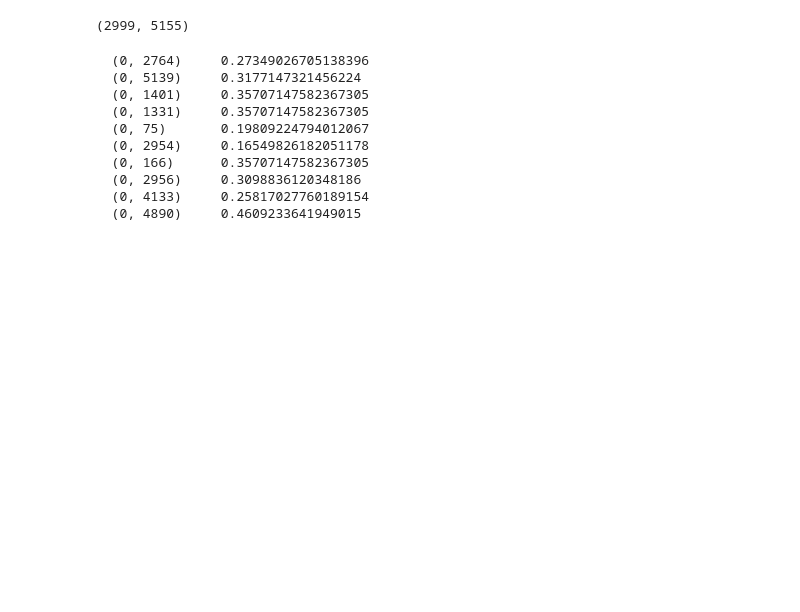
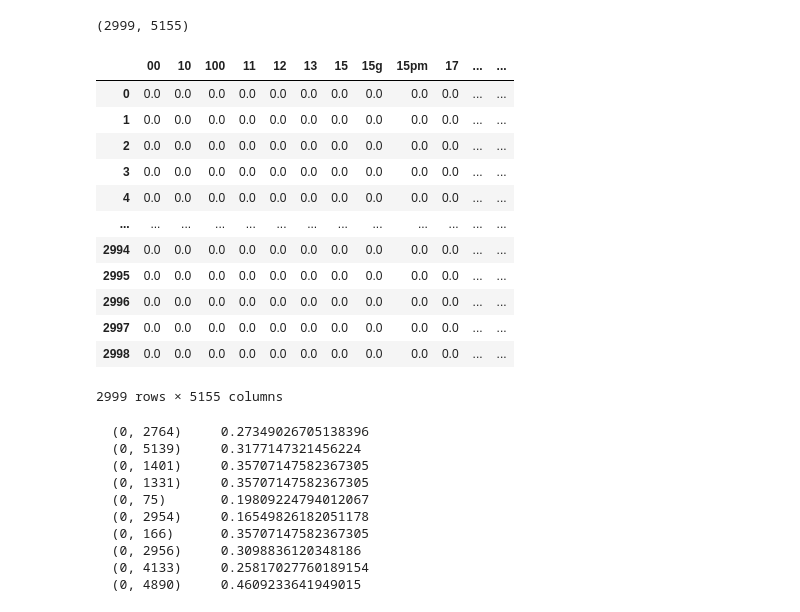
Before and after one commit to aliciakurniawan/DM2022-Lab1-Master, a Jupyter notebook: DM2022-Lab1-Homework.ipynb, the cells around one changed output. Drawn from its saved outputs; the diff is of its cells as text; code cells hidden in the pictures; blank space fills up the shorter version.

```diff
--- a/DM2022-Lab1-Homework.ipynb
+++ b/DM2022-Lab1-Homework.ipynb
@@ -583,6 +584,22 @@ tfidf_tokens = tfidf_vect.get_feature_names_out()
 tfidf_data = pd.DataFrame(data = X_tfidf.toarray(),
                             index = X.index,
                             columns = tfidf_tokens)
+# %%
+tfidf_data
+# %% [output]
+|  | 00 | 10 | 100 | 11 | 12 | 13 | 15 | 15g | 15pm | 17 | ... | ... |
+| 0 | 0.0 | 0.0 | 0.0 | 0.0 | 0.0 | 0.0 | 0.0 | 0.0 | 0.0 | 0.0 | ... | ... |
+| 1 | 0.0 | 0.0 | 0.0 | 0.0 | 0.0 | 0.0 | 0.0 | 0.0 | 0.0 | 0.0 | ... | ... |
+| 2 | 0.0 | 0.0 | 0.0 | 0.0 | 0.0 | 0.0 | 0.0 | 0.0 | 0.0 | 0.0 | ... | ... |
+| 3 | 0.0 | 0.0 | 0.0 | 0.0 | 0.0 | 0.0 | 0.0 | 0.0 | 0.0 | 0.0 | ... | ... |
+| 4 | 0.0 | 0.0 | 0.0 | 0.0 | 0.0 | 0.0 | 0.0 | 0.0 | 0.0 | 0.0 | ... | ... |
+| ... | ... | ... | ... | ... | ... | ... | ... | ... | ... | ... | ... | ... |
+| 2994 | 0.0 | 0.0 | 0.0 | 0.0 | 0.0 | 0.0 | 0.0 | 0.0 | 0.0 | 0.0 | ... | ... |
+| 2995 | 0.0 | 0.0 | 0.0 | 0.0 | 0.0 | 0.0 | 0.0 | 0.0 | 0.0 | 0.0 | ... | ... |
+| 2996 | 0.0 | 0.0 | 0.0 | 0.0 | 0.0 | 0.0 | 0.0 | 0.0 | 0.0 | 0.0 | ... | ... |
+| 2997 | 0.0 | 0.0 | 0.0 | 0.0 | 0.0 | 0.0 | 0.0 | 0.0 | 0.0 | 0.0 | ... | ... |
+| 2998 | 0.0 | 0.0 | 0.0 | 0.0 | 0.0 | 0.0 | 0.0 | 0.0 | 0.0 | 0.0 | ... | ... |
+2999 rows × 5155 columns
 # %%
 # We can see the weights of the terms
 print(X_tfidf[0])
```
Also changed, not shown: parts of 11 cells of this notebook.
